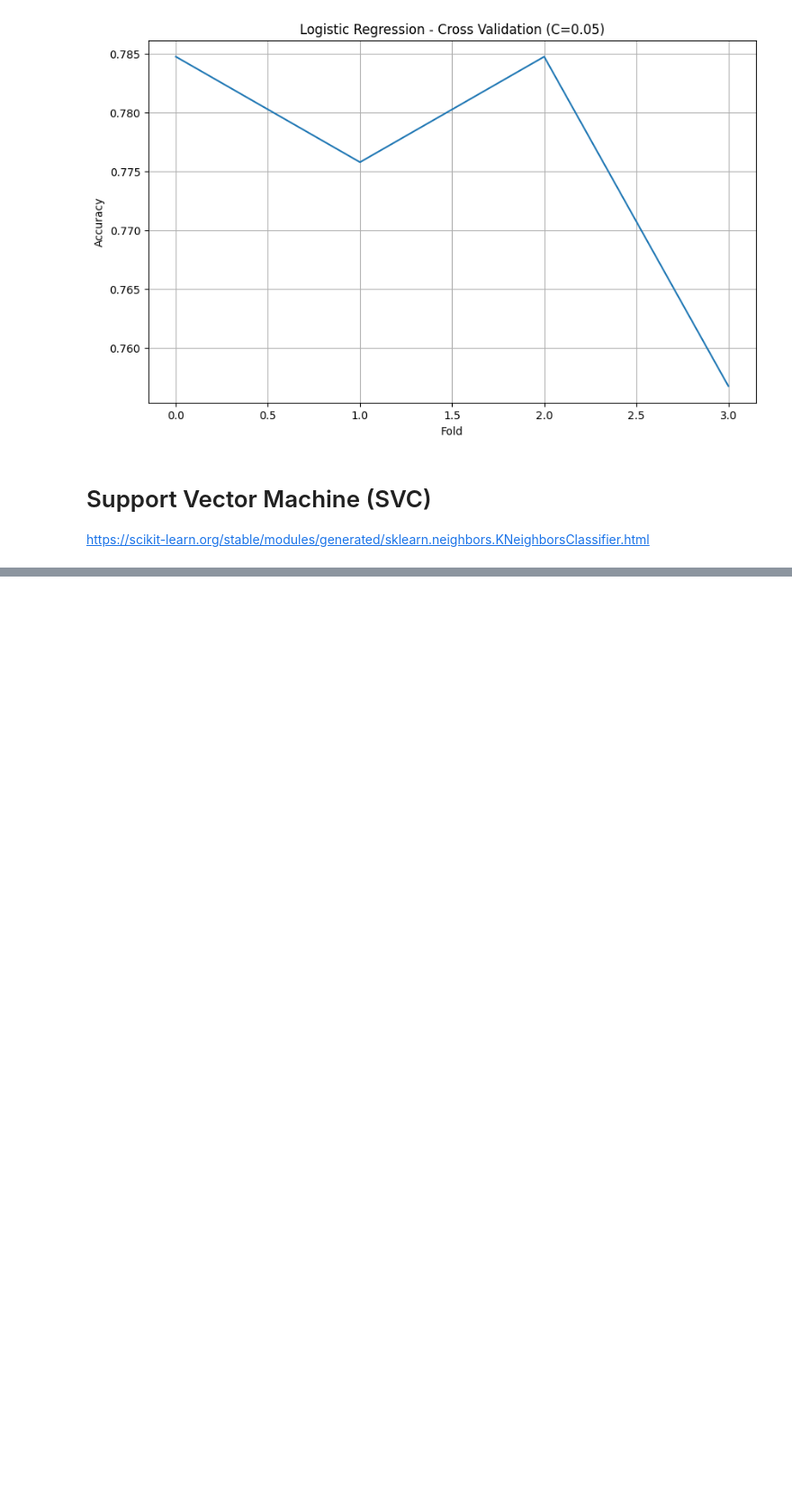
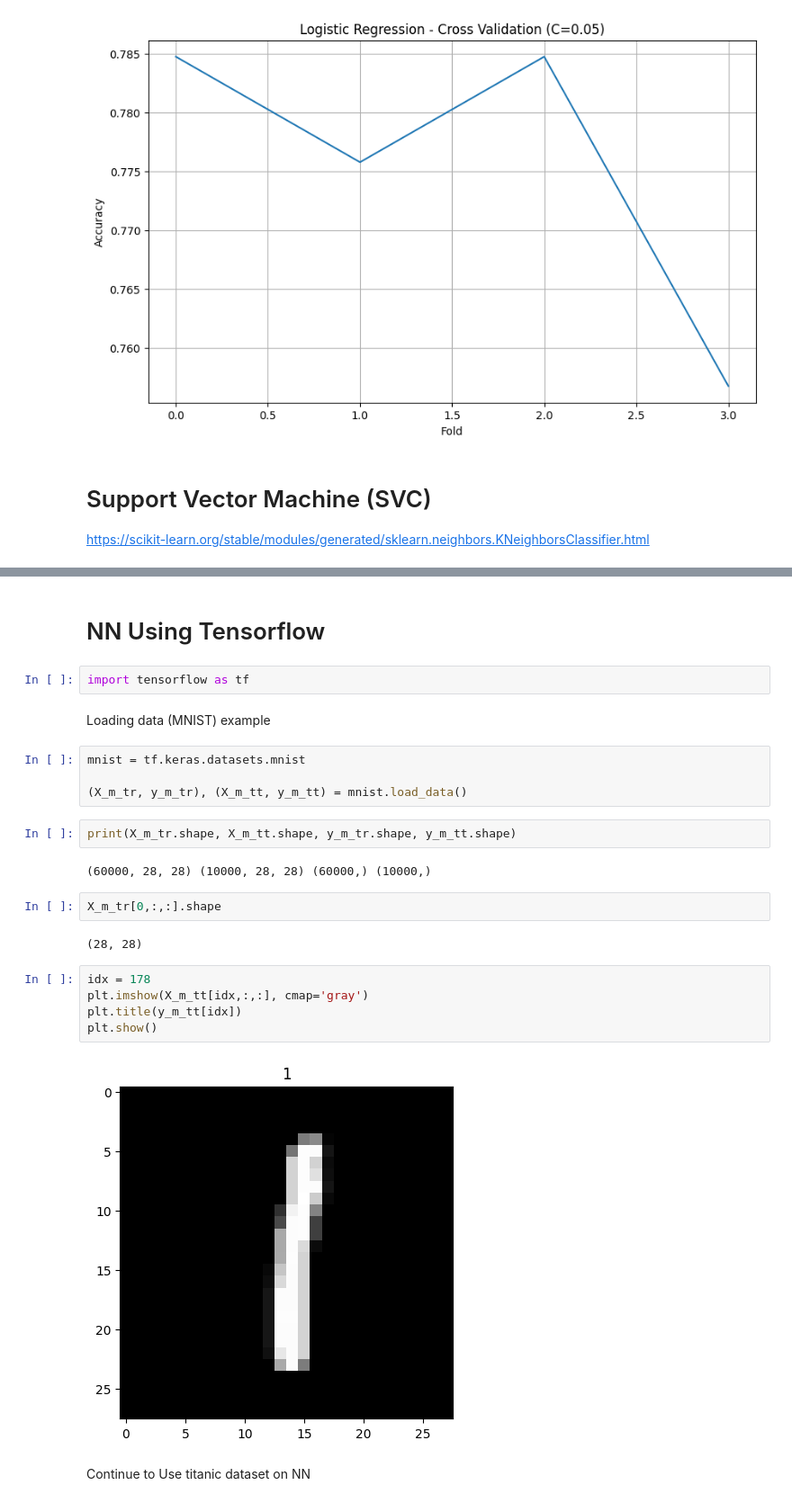
Before and after one commit to Pascalbrly/Titanic-Competition---Pascal, a Jupyter notebook: titanic data science compt.ipynb, the cells around one changed output, grey strips where cells are left out. Shown at 90% size. Cells and saved outputs as stored; diff of their text form; blank space fills up the shorter version.

```diff
--- a/titanic data science compt.ipynb
+++ b/titanic data science compt.ipynb
@@ -880,0 +921,27 @@ score
+# %% [markdown]
+# NN Using Tensorflow
+# %%
+import tensorflow as tf
+# %% [markdown]
+Loading data (MNIST) example
+# %%
+mnist = tf.keras.datasets.mnist
+
+(X_m_tr, y_m_tr), (X_m_tt, y_m_tt) = mnist.load_data()
+# %%
+print(X_m_tr.shape, X_m_tt.shape, y_m_tr.shape, y_m_tt.shape)
+# %% [output]
+(60000, 28, 28) (10000, 28, 28) (60000,) (10000,)
+# %%
+X_m_tr[0,:,:].shape
+# %% [output]
+(28, 28)
+# %%
+idx = 178
+plt.imshow(X_m_tt[idx,:,:], cmap='gray')
+plt.title(y_m_tt[idx])
+plt.show()
+# %% [output]
+[figure, added]
+# %% [markdown]
+Continue to Use titanic dataset on NN
```
Also changed, not shown: parts of 28 cells of this notebook, 2 other files.
